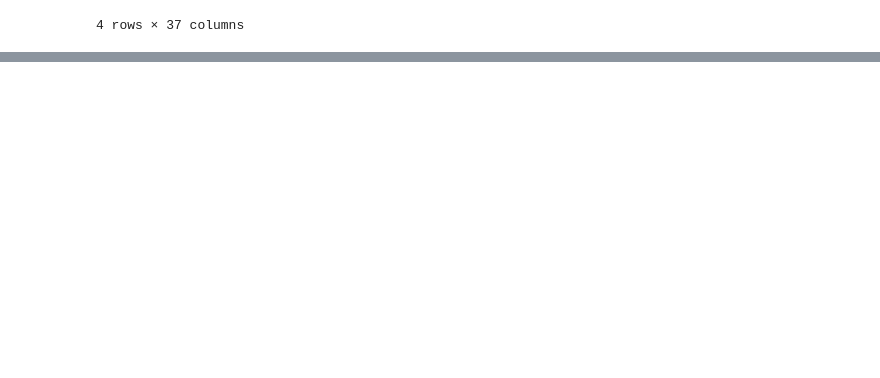
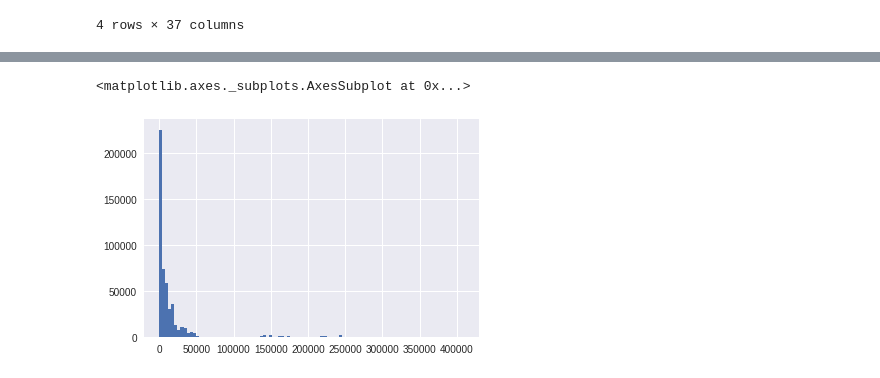
Before and after one commit to jcezarms/ey-nextwave-competition, a Jupyter notebook: notebooks/victor-exploring-external-data.ipynb, the cells around one changed output, grey strips where cells are left out. Drawn from its saved outputs; the diff is of its cells as text; code cells hidden in the pictures; blank space fills up the shorter version.

```diff
--- a/notebooks/victor-exploring-external-data.ipynb
+++ b/notebooks/victor-exploring-external-data.ipynb
@@ -204,0 +258,5 @@ df_final[final_columns].to_hdf('../data/external/traffic_exit_features.hdf', key
+# %%
+traffic_entry.AADT_entry.hist(bins=100)
+# %% [output]
+<matplotlib.axes._subplots.AxesSubplot at 0x...>
+[figure, added]
```
Also changed, not shown: parts of 9 cells of this notebook, 1 other file.
